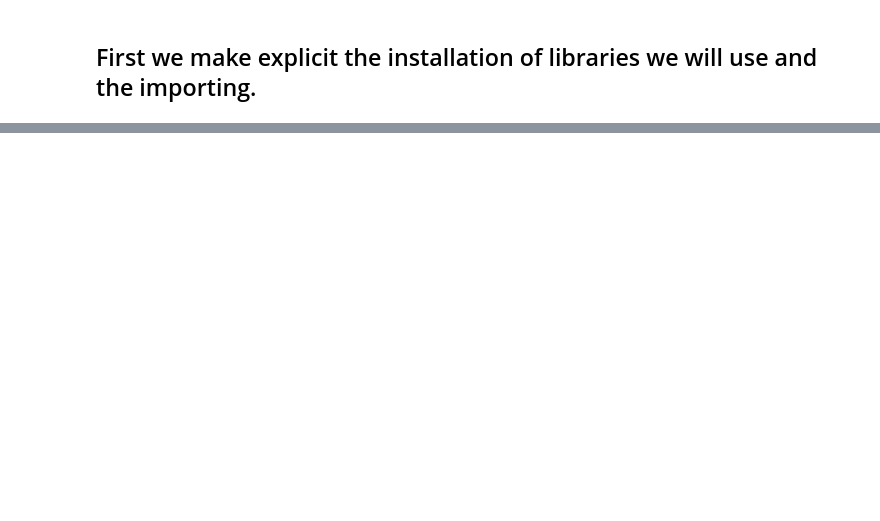
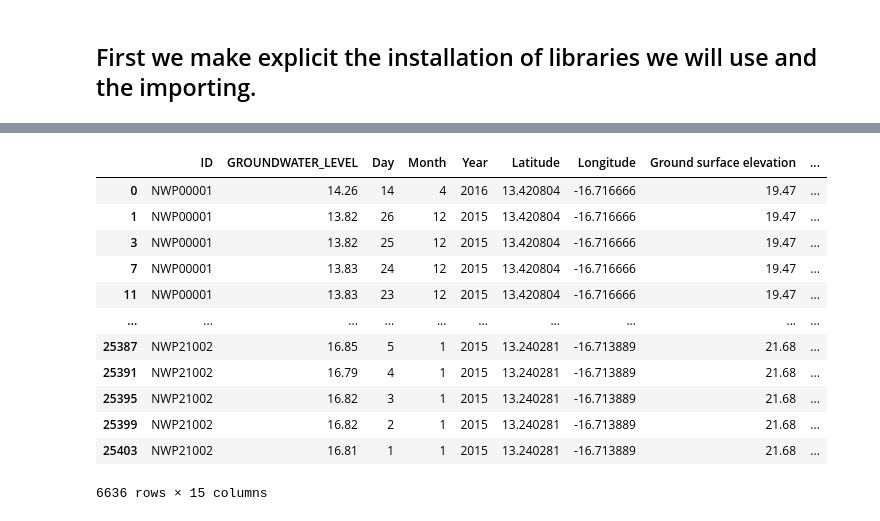
Before and after one commit to franfurey/aquaViva, a Jupyter notebook: notebooks/preprocessing/appears_ndvi_fran.ipynb, the cells around one changed output, grey strips where cells are left out. Drawn from its saved outputs; the diff is of its cells as text; code cells hidden in the pictures; blank space fills up the shorter version.

```diff
--- a/notebooks/preprocessing/appears_ndvi_fran.ipynb
+++ b/notebooks/preprocessing/appears_ndvi_fran.ipynb
@@ -285,0 +69,31 @@ filtered_df
+# %%
+# Specify the columns you want to drop
+columns_to_drop = ['Latitude_y', 'Longitude_y']
+
+# Use the drop() method to remove the specified columns
+merged_df = merged_df.drop(columns=columns_to_drop)
+# %%
+# Create a dictionary to specify the column name changes
+column_name_changes = {
+    'Latitude_x': 'Latitude',
+    'Longitude_x': 'Longitude'
+}
+
+# Use the rename() method to rename the specified columns
+merged_df = merged_df.rename(columns=column_name_changes)
+# %%
+merged_df
+# %% [output]
+|  | ID | GROUNDWATER_LEVEL | Day | Month | Year | Latitude | Longitude | Ground surface elevation | ... |
+| 0 | NWP00001 | 14.26 | 14 | 4 | 2016 | 13.420804 | -16.716666 | 19.47 | ... |
+| 1 | NWP00001 | 13.82 | 26 | 12 | 2015 | 13.420804 | -16.716666 | 19.47 | ... |
+| 3 | NWP00001 | 13.82 | 25 | 12 | 2015 | 13.420804 | -16.716666 | 19.47 | ... |
+| 7 | NWP00001 | 13.83 | 24 | 12 | 2015 | 13.420804 | -16.716666 | 19.47 | ... |
+| 11 | NWP00001 | 13.83 | 23 | 12 | 2015 | 13.420804 | -16.716666 | 19.47 | ... |
+| ... | ... | ... | ... | ... | ... | ... | ... | ... | ... |
+| 25387 | NWP21002 | 16.85 | 5 | 1 | 2015 | 13.240281 | -16.713889 | 21.68 | ... |
+| 25391 | NWP21002 | 16.79 | 4 | 1 | 2015 | 13.240281 | -16.713889 | 21.68 | ... |
+| 25395 | NWP21002 | 16.82 | 3 | 1 | 2015 | 13.240281 | -16.713889 | 21.68 | ... |
+| 25399 | NWP21002 | 16.82 | 2 | 1 | 2015 | 13.240281 | -16.713889 | 21.68 | ... |
+| 25403 | NWP21002 | 16.81 | 1 | 1 | 2015 | 13.240281 | -16.713889 | 21.68 | ... |
+6636 rows × 15 columns
```
Also changed, not shown: parts of 24 cells of this notebook, 3 other files.
